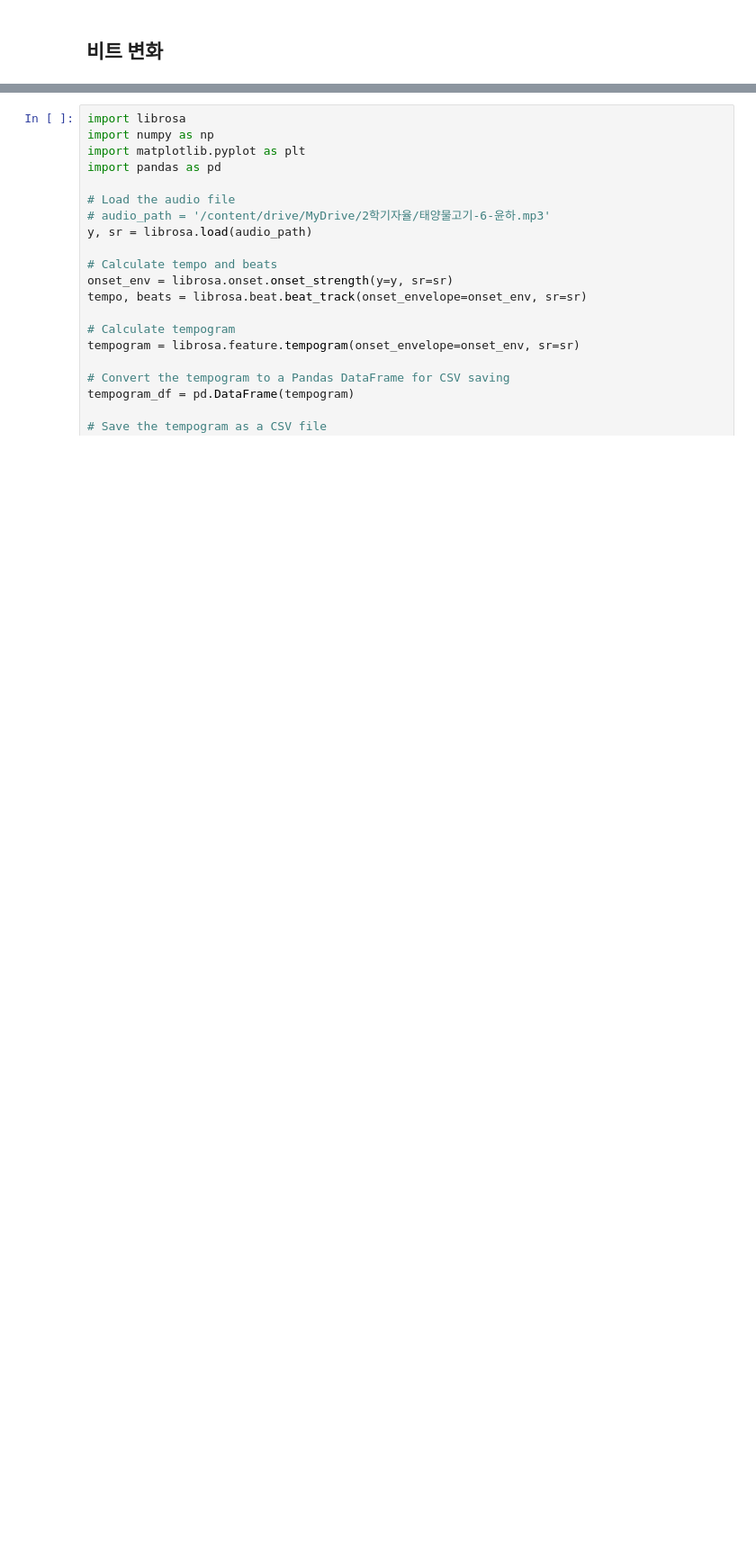
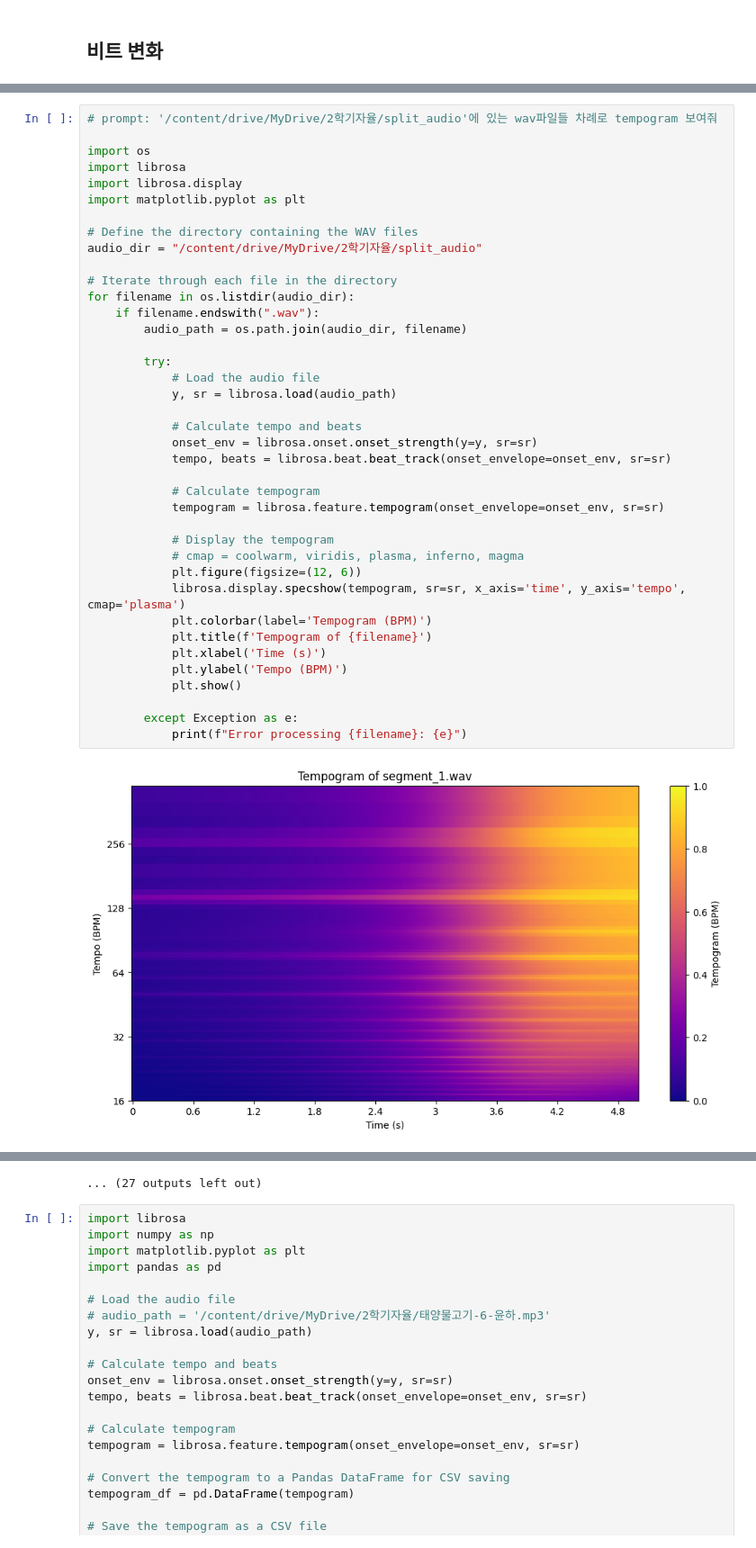
Before and after one commit to SSAFY-D209-WELIGHT/WELIGHT, a Jupyter notebook: default/노진서/템포분석.ipynb, the cells around one changed output, grey strips where cells are left out. Shown at 90% size. Saved outputs shown, nothing was run; the diff lists cells and outputs as text; blank space fills up the shorter version.

Commit message:
study: ai 기반 배경 생성 - librosa 테스트 3-5초단위

```diff
--- a/default/노진서/템포분석.ipynb
+++ b/default/노진서/템포분석.ipynb
@@ -115,0 +118,41 @@ tempo, beat_times[:10]  # Show the initial tempo and first few beat times for re
+# %%
+# prompt: '/content/drive/MyDrive/2학기자율/split_audio'에 있는 wav파일들 차례로 tempogram 보여줘
+
+import os
+import librosa
+import librosa.display
+import matplotlib.pyplot as plt
+
+# Define the directory containing the WAV files
+audio_dir = "/content/drive/MyDrive/2학기자율/split_audio"
+
+# Iterate through each file in the directory
+for filename in os.listdir(audio_dir):
+    if filename.endswith(".wav"):
+        audio_path = os.path.join(audio_dir, filename)
+
+        try:
+            # Load the audio file
+            y, sr = librosa.load(audio_path)
+
+            # Calculate tempo and beats
+            onset_env = librosa.onset.onset_strength(y=y, sr=sr)
+            tempo, beats = librosa.beat.beat_track(onset_envelope=onset_env, sr=sr)
+
+            # Calculate tempogram
+            tempogram = librosa.feature.tempogram(onset_envelope=onset_env, sr=sr)
+
+            # Display the tempogram
+            # cmap = coolwarm, viridis, plasma, inferno, magma
+            plt.figure(figsize=(12, 6))
+            librosa.display.specshow(tempogram, sr=sr, x_axis='time', y_axis='tempo', cmap='plasma')
+            plt.colorbar(label='Tempogram (BPM)')
+            plt.title(f'Tempogram of {filename}')
+            plt.xlabel('Time (s)')
+            plt.ylabel('Tempo (BPM)')
+            plt.show()
+
+        except Exception as e:
+            print(f"Error processing {filename}: {e}")
+# %% [output]
+[figure, added]
@@ -116,3 +170,4 @@ tempo, beat_times[:10]  # Show the initial tempo and first few beat times for re
+... (27 outputs left out)
 # %%
 import librosa
 import numpy as np
```
Also changed, not shown: parts of 7 cells of this notebook.
